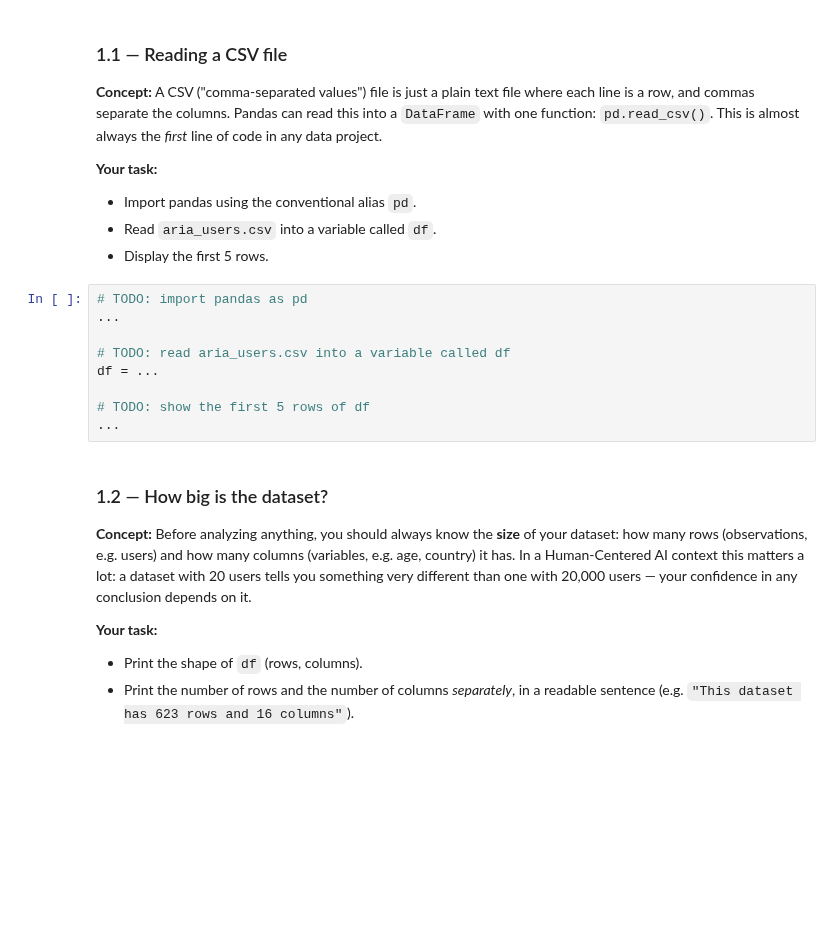
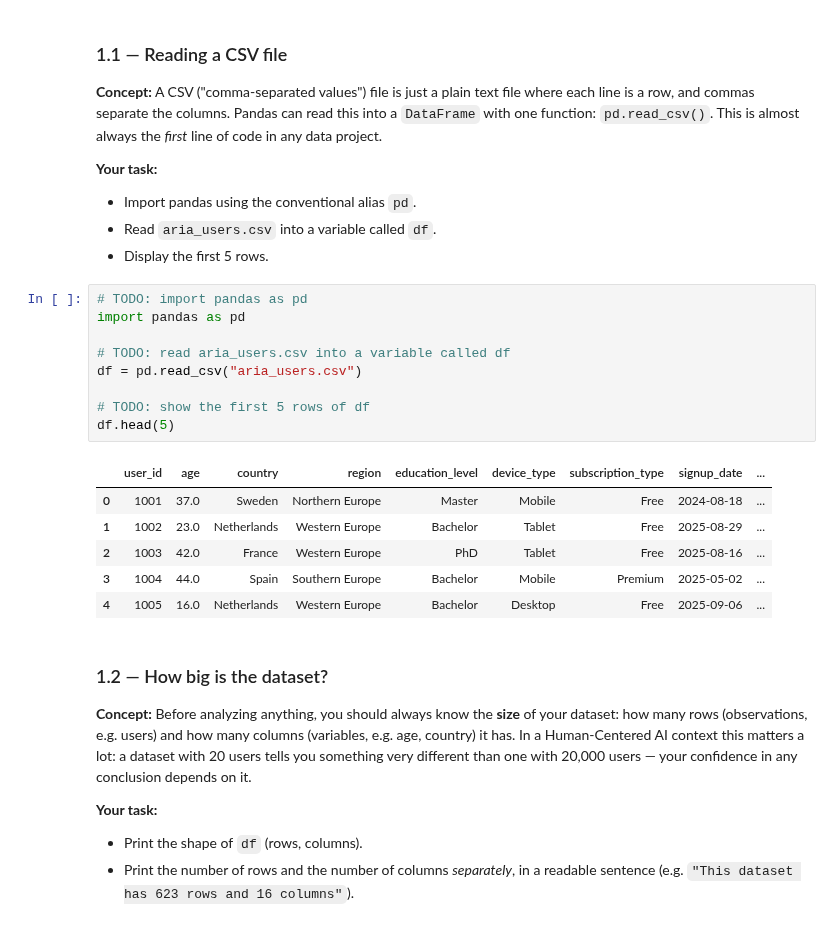
Before and after one commit to JorisHeemskerk/HCAI_Pythonondersteuning_2627, a Jupyter notebook: sessie_2_22-09/pandas_assignment.ipynb, the cells around one changed output. Drawn from its saved outputs; the diff is of its cells as text; blank space fills up the shorter version.

```diff
--- a/sessie_2_22-09/pandas_assignment.ipynb
+++ b/sessie_2_22-09/pandas_assignment.ipynb
@@ -57,13 +57,20 @@ function: `pd.read_csv()`. This is almost always the *first* line of code in any
 - Display the first 5 rows.
 # %%
 # TODO: import pandas as pd
-...
+import pandas as pd
 
 # TODO: read aria_users.csv into a variable called df
-df = ...
+df = pd.read_csv("aria_users.csv")
 
 # TODO: show the first 5 rows of df
-...
+df.head(5)
+# %% [output]
+|  | user_id | age | country | region | education_level | device_type | subscription_type | signup_date | ... |
+| 0 | 1001 | 37.0 | Sweden | Northern Europe | Master | Mobile | Free | 2024-08-18 | ... |
+| 1 | 1002 | 23.0 | Netherlands | Western Europe | Bachelor | Tablet | Free | 2025-08-29 | ... |
+| 2 | 1003 | 42.0 | France | Western Europe | PhD | Tablet | Free | 2025-08-16 | ... |
+| 3 | 1004 | 44.0 | Spain | Southern Europe | Bachelor | Mobile | Premium | 2025-05-02 | ... |
+| 4 | 1005 | 16.0 | Netherlands | Western Europe | Bachelor | Desktop | Free | 2025-09-06 | ... |
 # %% [markdown]
 ### 1.2 — How big is the dataset?
 
```
Also changed, not shown: parts of 7 cells of this notebook.
